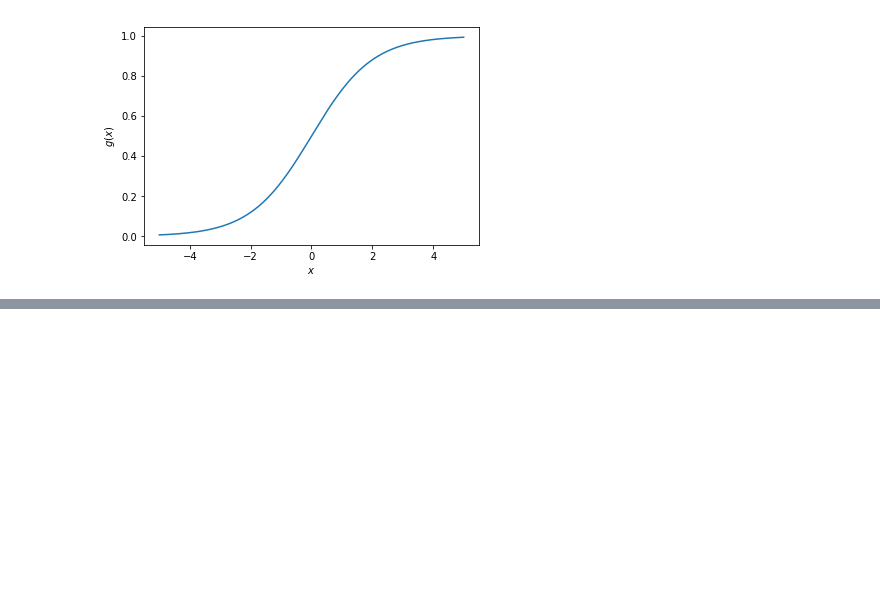
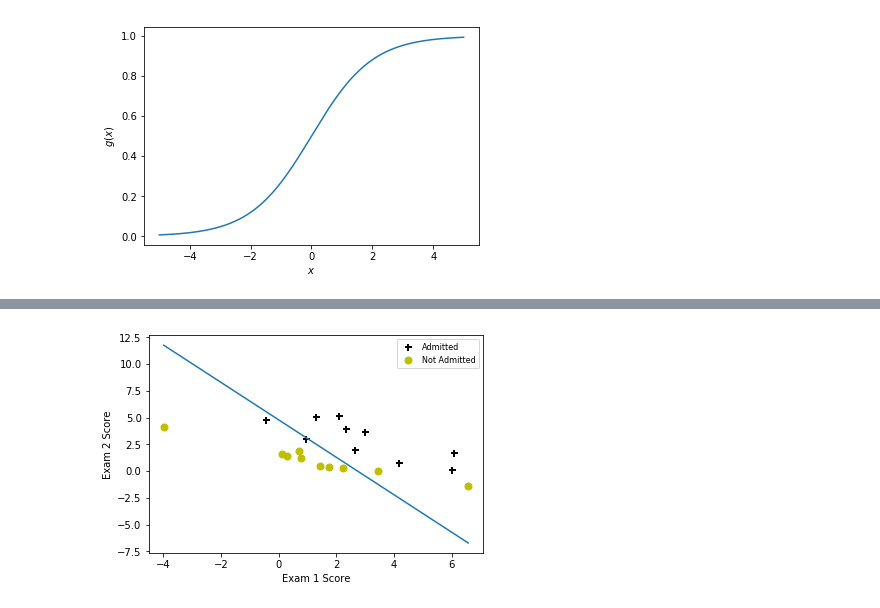
Before and after one commit to KonstantinKochetov/ML-implementations, a Jupyter notebook: Beleg3.ipynb, the cells around one changed output, grey strips where cells are left out. Saved outputs shown, nothing was run; the diff lists cells and outputs as text; code cells hidden in the pictures; blank space fills up the shorter version.

```diff
--- a/Beleg3.ipynb
+++ b/Beleg3.ipynb
@@ -178,0 +179,37 @@ Y_after_gradient_descent till 10:  [0.947 0.671 0.998 0.939 0.994 0.998 0.938 0.
+# %%
+def plotDecisionBoundary(theta, X, y):
+
+    plotData(X[:,1:], y)
+
+    # get min and max values
+    xx = np.array([np.min(X[:,1]), np.max(X[:,1])])
+
+    # get boundary of separation
+    yy = (- theta[0] - theta[2] * xx) / theta[1]
+
+    plt.plot(xx, yy, lw=1.5)
+
+def plotData(X, y):
+
+    # get indices of 1 and 0 y values
+    pos = y == 1
+    neg = y == 0
+
+    # plot positive (i.e., accepted) points
+    plt.plot(X[pos,0], X[pos,1], '+', color='k', ms=7,
+             mew=2, label=r'Admitted')
+
+    # plot negative (i.e., not accepted) points
+    plt.plot(X[neg,0], X[neg,1], 'o', color='y', ms=7,
+            label=r'Not Admitted')
+
+    # axes labels
+    plt.xlabel(r'Exam 1 Score')
+    plt.ylabel(r'Exam 2 Score')
+
+    # add legend
+    plt.legend(loc='best', fontsize=8, numpoints=1)
+
+plotDecisionBoundary(theta_result, X, y)
+# %% [output]
+[figure, added]
```
Also changed, not shown: parts of 7 cells of this notebook.
